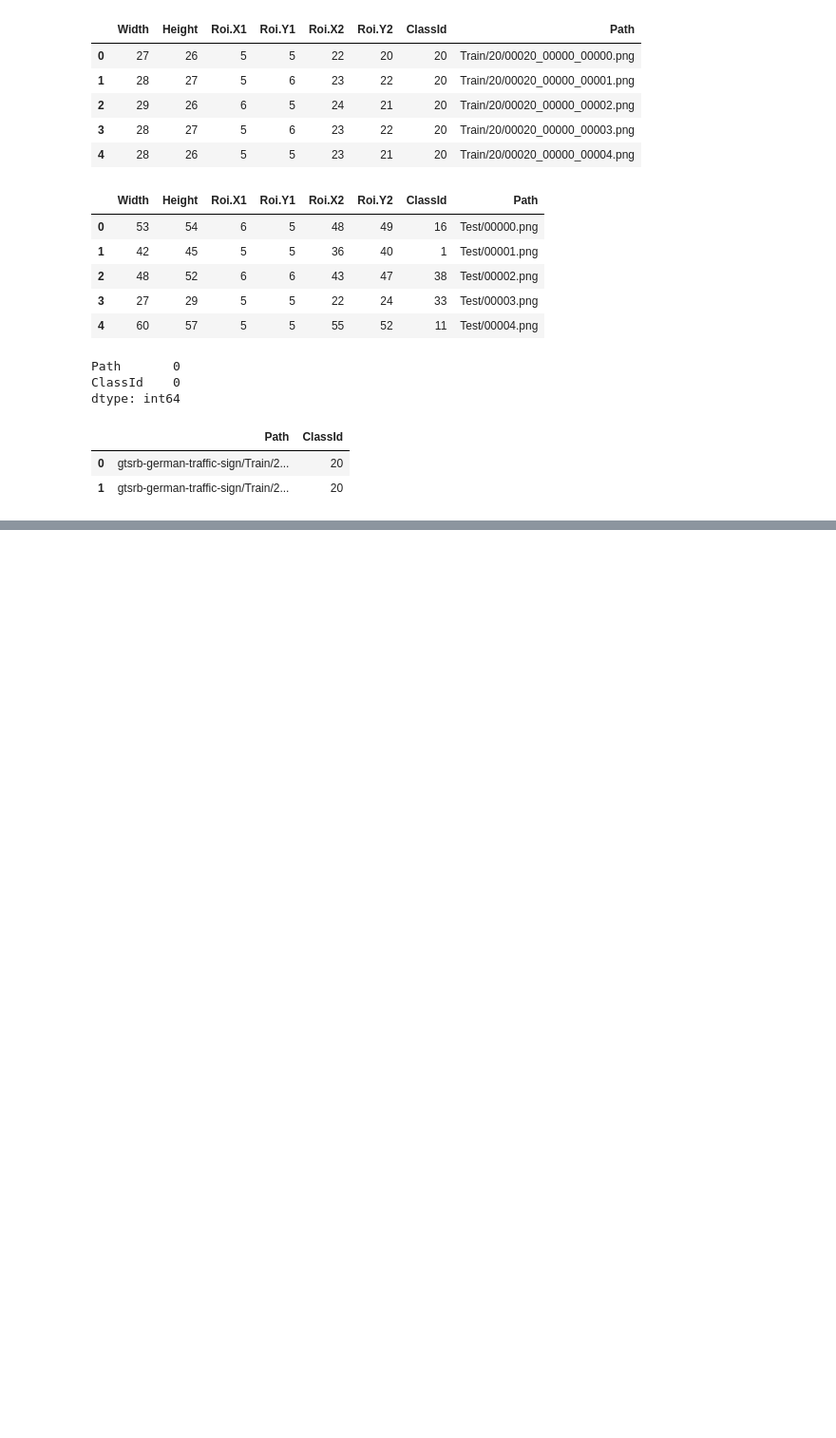
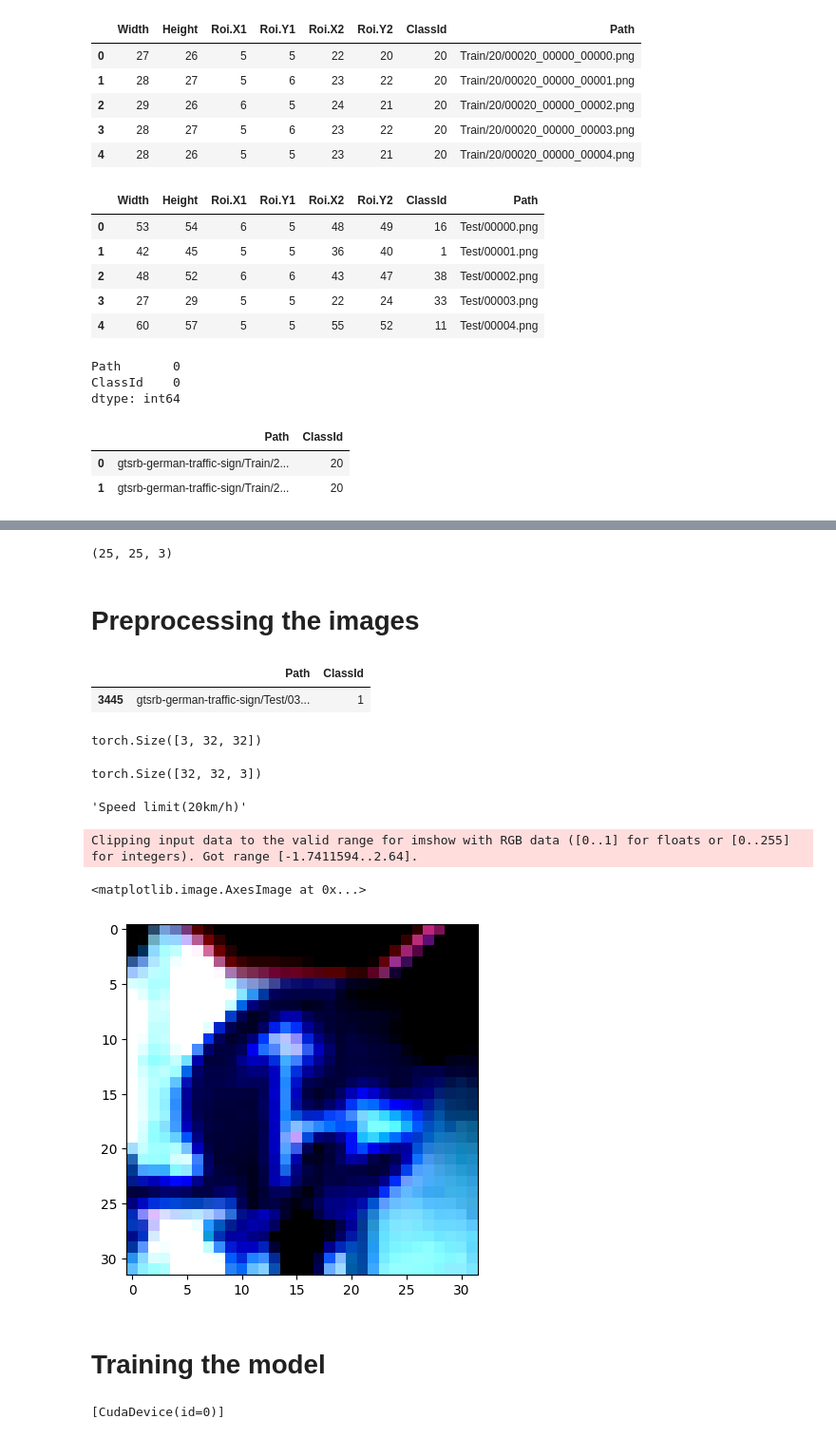
Before and after one commit to 0xpix/Road-Sign-Tiny-VGG-architecture, a Jupyter notebook: notebooks/EDA.ipynb, the cells around one changed output, grey strips where cells are left out. Shown at 95% size. Saved outputs shown, nothing was run; the diff lists cells and outputs as text; code cells hidden in the pictures; blank space fills up the shorter version.

```diff
--- a/notebooks/EDA.ipynb
+++ b/notebooks/EDA.ipynb
@@ -61,0 +71,7 @@ Image label: 1
+# %%
+# Check the min shape and the max shape
+train_df["Path"].apply(lambda x: plt.imread("../data/raw/" + x).shape).min()
+# %% [output]
+(25, 25, 3)
+# %% [markdown]
+# Preprocessing the images
@@ -61,0 +85,15 @@ Image label: 1
+# %%
+# Preprocess the images
+transform = transforms.Compose([
+    transforms.Resize((32, 32)),
+    transforms.ToTensor(),
+    transforms.Normalize(mean=[0.485, 0.456, 0.406], std=[0.229, 0.224, 0.225])
+])
+
+# Load the data
+train_data = datasets.ImageFolder("../data/raw/gtsrb-german-traffic-sign/Train", transform=transform)
+train, valid = train_test_split(train_data, test_size=0.2, random_state=42)
+
+# Create the dataloaders
+train_loader = DataLoader(train, batch_size=32, shuffle=True)
+valid_loader = DataLoader(valid, batch_size=32, shuffle=True)
@@ -61,0 +124,5 @@ Image label: 1
+# %%
+test_df[test_df.Path == "gtsrb-german-traffic-sign/Test/03445.png"]
+# %% [output]
+|  | Path | ClassId |
+| 3445 | gtsrb-german-traffic-sign/Test/03... | 1 |
@@ -61,0 +134,24 @@ Image label: 1
+# %%
+X_train, y_train = next(iter(train_loader))
+X_valid, y_valid = next(iter(valid_loader))
+X_test, y_test = next(iter(test_loader))
+# %%
+# Check the shape (channels, height, width)
+X_train[0].shape
+# %% [output]
+torch.Size([3, 32, 32])
+# %%
+# we need shape (height, width, channels) to plot the image
+X_train[0].permute(1,2,0).shape
+# %% [output]
+torch.Size([32, 32, 3])
+# %%
+label_names['labels']['0']
+# %% [output]
+'Speed limit(20km/h)'
+# %%
+plt.imshow(X_train[1].permute(1,2,0))
+# %% [output]
+Clipping input data to the valid range for imshow with RGB data ([0..1] for floats or [0..255] for integers). Got range [-1.7411594..2.64].
+<matplotlib.image.AxesImage at 0x...>
+[figure, added]
@@ -61,0 +161,16 @@ Image label: 1
+# %% [markdown]
+# Training the model
+# %%
+# Using Jax to train the model
+import matplotlib.pyplot as plt
+import jax
+from jax import numpy as jnp
+import optax
+from tqdm.auto import tqdm
+import flax
+from flax import linen as nn
+from flax.training import train_state
+
+jax.local_devices()
+# %% [output]
+[CudaDevice(id=0)]
```
Also changed, not shown: parts of 9 cells of this notebook.
